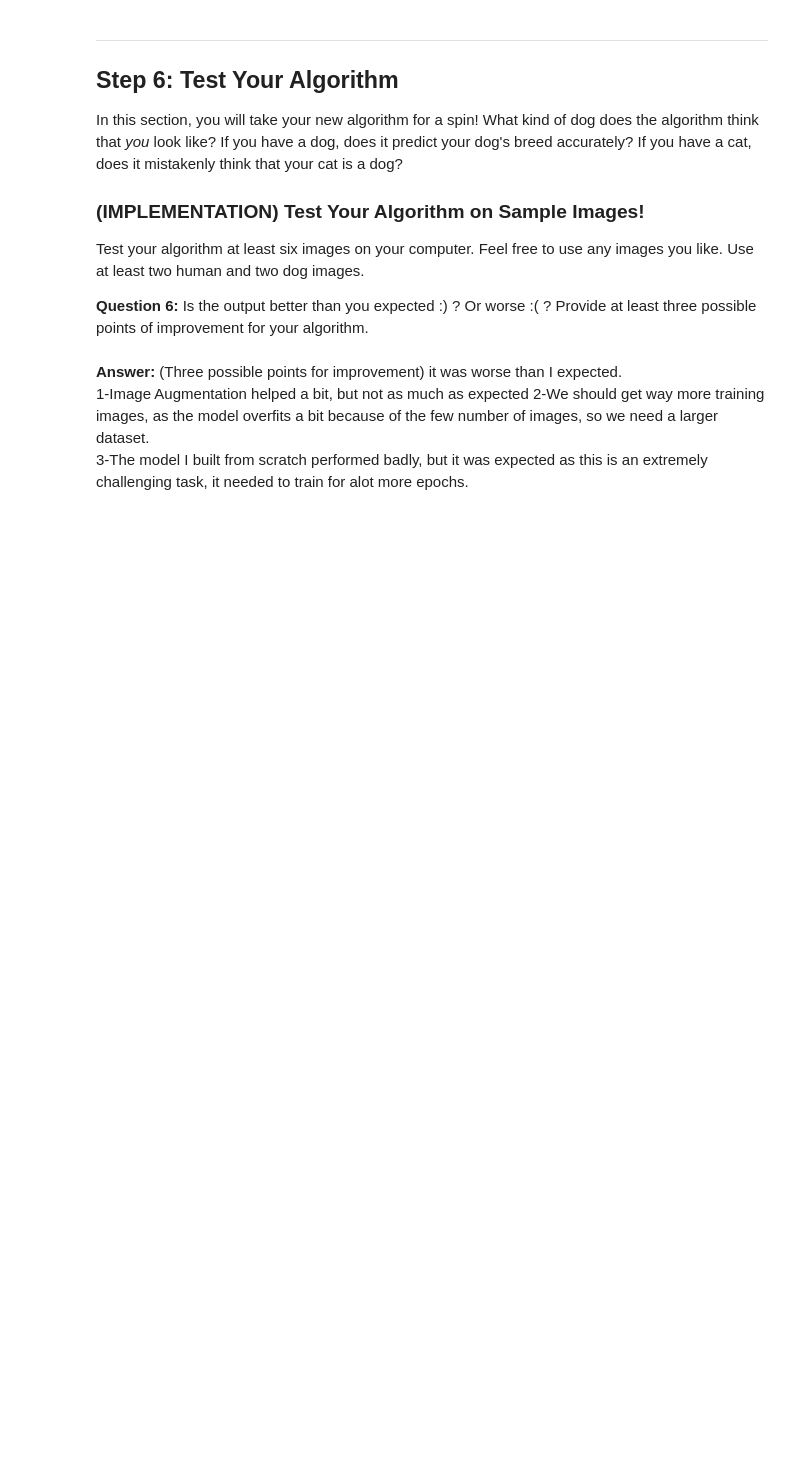
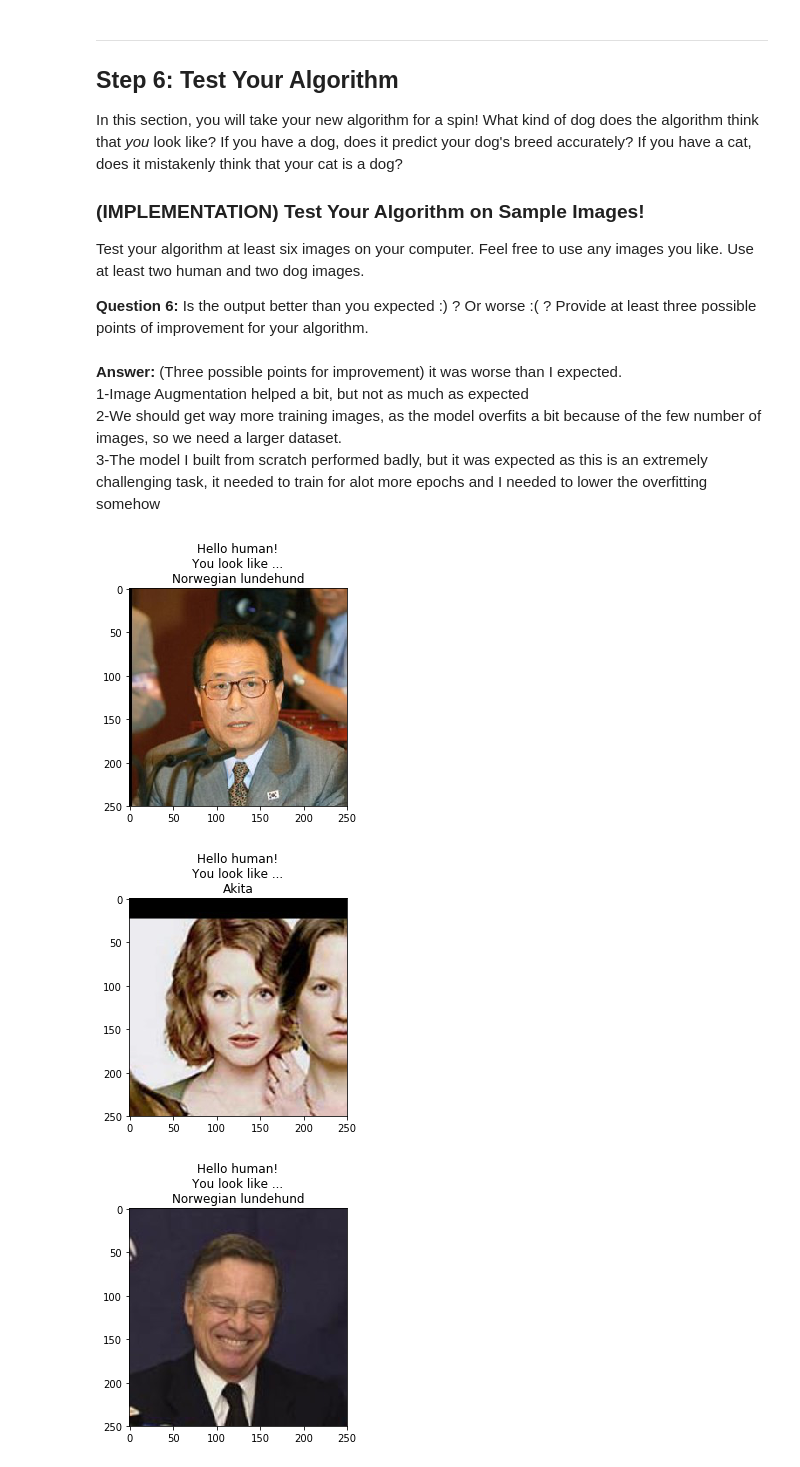
Before and after one commit to AM-rgb/Projects, a Jupyter notebook: dog_classifier/dog_app.ipynb, the cells around one changed output. Saved outputs shown, nothing was run; the diff lists cells and outputs as text; code cells hidden in the pictures; blank space fills up the shorter version.

```diff
--- a/dog_classifier/dog_app.ipynb
+++ b/dog_classifier/dog_app.ipynb
@@ -335,11 +342,11 @@ transform_train = transforms.Compose([transforms.RandomHorizontalFlip(p = 0.15),
                                       transforms.RandomVerticalFlip(p = 0.15),
                                       transforms.RandomResizedCrop(224, scale = (0.8,1) ),
                                       transforms.ToTensor(),
-                                      transforms.Normalize((0.4, 0.4, 0.4), (0.25, 0.25, 0.25))])
+                                      transforms.Normalize((0.43, 0.43, 0.43), (0.225, 0.235, 0.225))])
 transform_valid_test = transforms.Compose([transforms.Resize(224),
                                       transforms.CenterCrop(224),
                                       transforms.ToTensor(),
-                                      transforms.Normalize((0.4, 0.4, 0.4), (0.25, 0.25, 0.25))])
+                                      transforms.Normalize((0.45, 0.45, 0.43), (0.235, 0.225, 0.215))])
 
 train_data = datasets.ImageFolder('/data/dog_images/train', transform=transform_train)
 valid_data = datasets.ImageFolder('/data/dog_images/valid', transform=transform_valid_test)
@@ -670,7 +718,7 @@ criterion_transfer = nn.CrossEntropyLoss()
 optimizer_transfer = optim.Adam(model_transfer.fc.parameters(), lr=0.001)
 
 # train the model
-model_transfer, train_loss_coll_tr, valid_loss_coll_tr = train(20, loaders, model_transfer, optimizer_transfer,
+model_transfer, train_loss_coll_tr, valid_loss_coll_tr = train(15, loaders, model_transfer, optimizer_transfer,
                                                                criterion_transfer, use_cuda, 'model_transfer.pt')
 
 # load the model that got the lowest validation loss
@@ -696,7 +765,7 @@ criterion_transfer = nn.CrossEntropyLoss()
 optimizer_transfer = optim.Adam(model_transfer.fc.parameters(), lr=0.0001)
 
 # train the model further
-model_transfer, train_loss_coll_tr_1, valid_loss_coll_tr_1 = train(45, loaders, model_transfer, optimizer_transfer,
+model_transfer, train_loss_coll_tr_1, valid_loss_coll_tr_1 = train(20, loaders, model_transfer, optimizer_transfer,
                                                                    criterion_transfer, use_cuda, 'model_transfer.pt')
 # load the model that got the lowest validation loss
 model_transfer.load_state_dict(torch.load('model_transfer.pt'))
@@ -713,10 +797,11 @@ class_names = [item[4:].replace("_", " ") for item in train_data.classes]
 
 def predict_dog_breed_using_tl_model(img_path, model, use_cuda, class_names):
     # load the image and return the predicted breed
+    imsize = 224
     loader = transforms.Compose([transforms.Resize(256),
-                                 transforms.CenterCrop(224),
+                                 transforms.CenterCrop(imsize),
                                  transforms.ToTensor(),
-                                 transforms.Normalize((0.35, 0.35, 0.35), (0.24, 0.24, 0.24))])
+                                 transforms.Normalize((0.485, 0.456, 0.406), (0.229, 0.224, 0.225))])
 
     image = Image.open(img_path)
     image = loader(image).float()
@@ -783,8 +868,12 @@ __Answer:__ (Three possible points for improvement)
 it was worse than I expected.
 1-Image Augmentation helped a bit, but not as much as expected
 2-We should get way more training images, as the model overfits a bit because of the few number of images, so we need a larger dataset.
-3-The model I built from scratch performed badly, but it was expected as this is an extremely challenging task, it needed to train for alot more epochs.
+3-The model I built from scratch performed badly, but it was expected as this is an extremely challenging task, it needed to train for alot more epochs and I needed to lower the overfitting somehow
 # %%
-n = [4, 20, 50, 70]
+n = [5, 40, 65, 85]
 for file in np.hstack((human_files[n], dog_files[n])):
     run_app(file)
+# %% [output]
+[figure, added]
+[figure, added]
+[figure, added]
```
Also changed, not shown: parts of 15 cells of this notebook, 1 other file.
